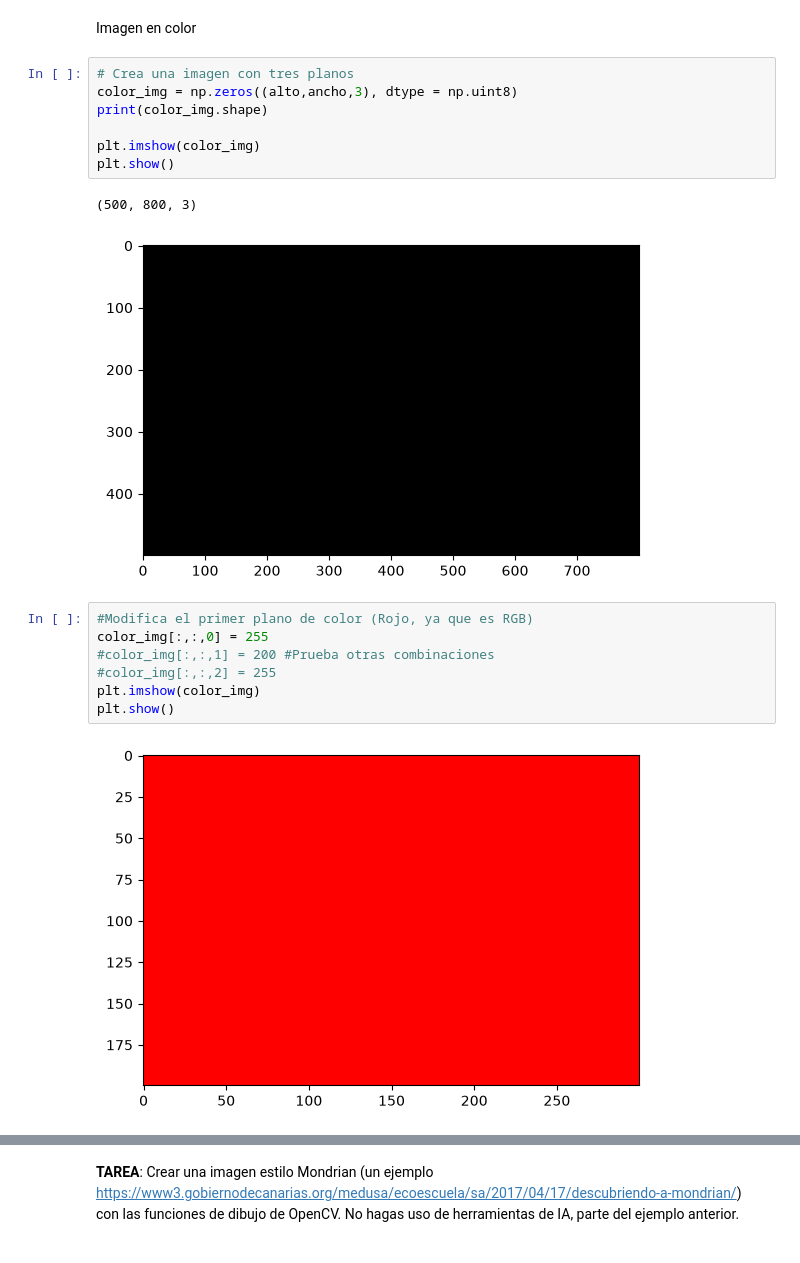
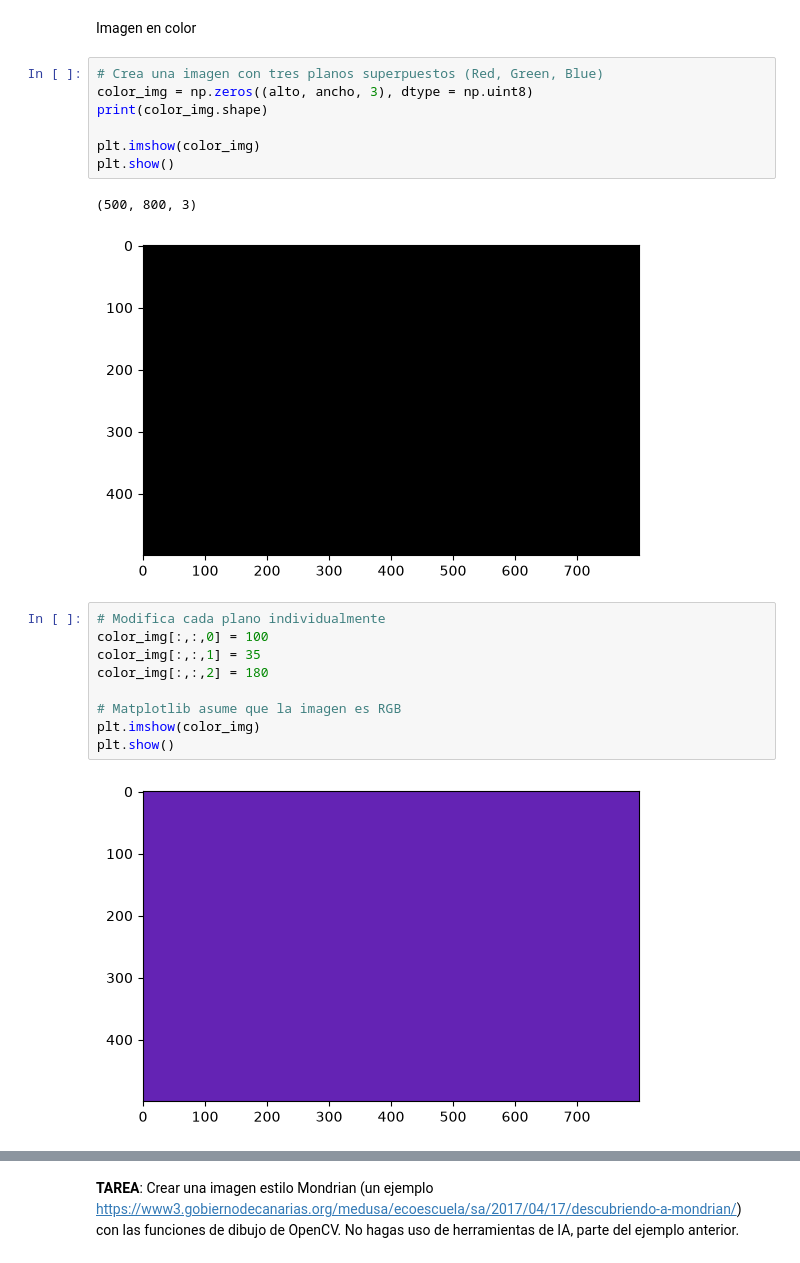
Before and after one commit to eeriick-j/rodatupmoCroPnoisiV, a Jupyter notebook: VC_P1.ipynb, the cells around one changed output, grey strips where cells are left out. Drawn from its saved outputs; the diff is of its cells as text.

```diff
--- a/VC_P1.ipynb
+++ b/VC_P1.ipynb
@@ -111,8 +111,8 @@ plt.show()
 # %% [markdown]
 Imagen en color
 # %%
-# Crea una imagen con tres planos
-color_img = np.zeros((alto,ancho,3), dtype = np.uint8)
+# Crea una imagen con tres planos superpuestos (Red, Green, Blue)
+color_img = np.zeros((alto, ancho, 3), dtype = np.uint8)
 print(color_img.shape)
 
 plt.imshow(color_img)
@@ -120,14 +120,16 @@ plt.show()
 # %% [output]
 (500, 800, 3)
 [figure]
-# %%
-#Modifica el primer plano de color (Rojo, ya que es RGB)
-color_img[:,:,0] = 255
-#color_img[:,:,1] = 200 #Prueba otras combinaciones
-#color_img[:,:,2] = 255
-plt.imshow(color_img)
-plt.show()
-# %% [output]
-[figure, removed]
+# %%
+# Modifica cada plano individualmente
+color_img[:,:,0] = 100
+color_img[:,:,1] = 35
+color_img[:,:,2] = 180
+
+# Matplotlib asume que la imagen es RGB
+plt.imshow(color_img)
+plt.show()
+# %% [output]
+[figure, added]
 # %% [markdown]
 Funciones de dibujo.
```
Also changed, not shown: parts of 3 cells of this notebook.
